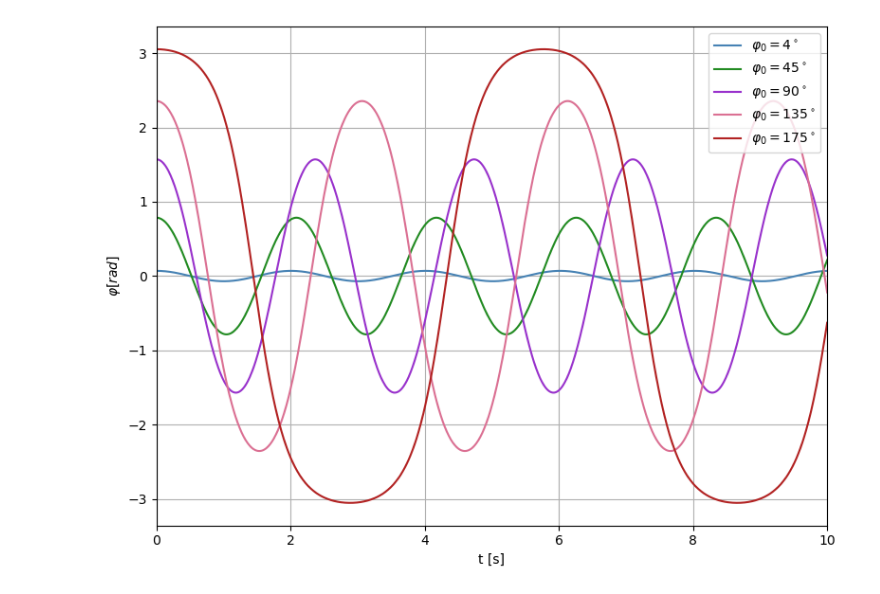
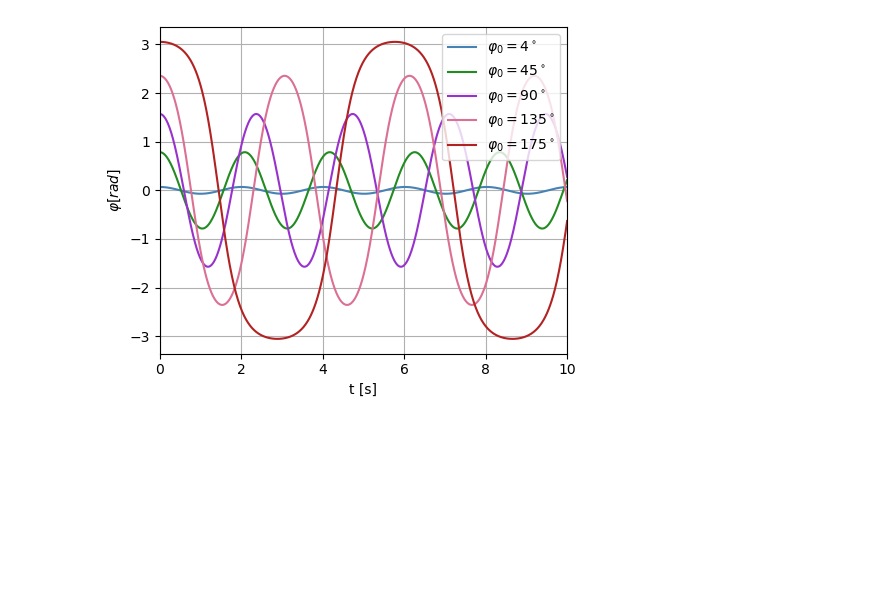
Before and after one commit to w-maks/Numerical-Pendulum, a Jupyter notebook: plots.ipynb, the cells around one changed output. Saved outputs shown, nothing was run; the diff lists cells and outputs as text; code cells hidden in the pictures; blank space fills up the shorter version.

```diff
--- a/plots.ipynb
+++ b/plots.ipynb
@@ -61,21 +28,19 @@ df_45.head()
 dfs = {r"$\varphi_0 = 4^\circ$": df_4, r"$\varphi_0 = 45^\circ$": df_45, r"$\varphi_0 = 90^\circ$": df_90, r"$\varphi_0 = 135^\circ$": df_135, r"$\varphi_0 = 175^\circ$": df_175}
 # %%
 colors_5 = ['steelblue', 'forestgreen', 'darkorchid', 'palevioletred', 'firebrick']
-plt.figure(figsize=(8, 6))
+plt.figure(figsize=(5, 4))
 i=0
 for angle, df in dfs.items():
     plt.plot(df['t'], df['phi'], label=angle, color=colors_5[i])
     i+=1
 i=0
-
-#plt.title(r"Wykres $\varphi(t)$")
 plt.xlabel("t [s]")
 plt.ylabel(r'$\varphi [rad]$')
 plt.xlim(0, 10)
 plt.grid(True)
 plt.legend(loc="upper right")
 plt.tight_layout()
 plt.show()
 # %% [output]
-[figure, old version]
+[figure, new version]
 # %%
```
Also changed, not shown: parts of 11 cells of this notebook.
